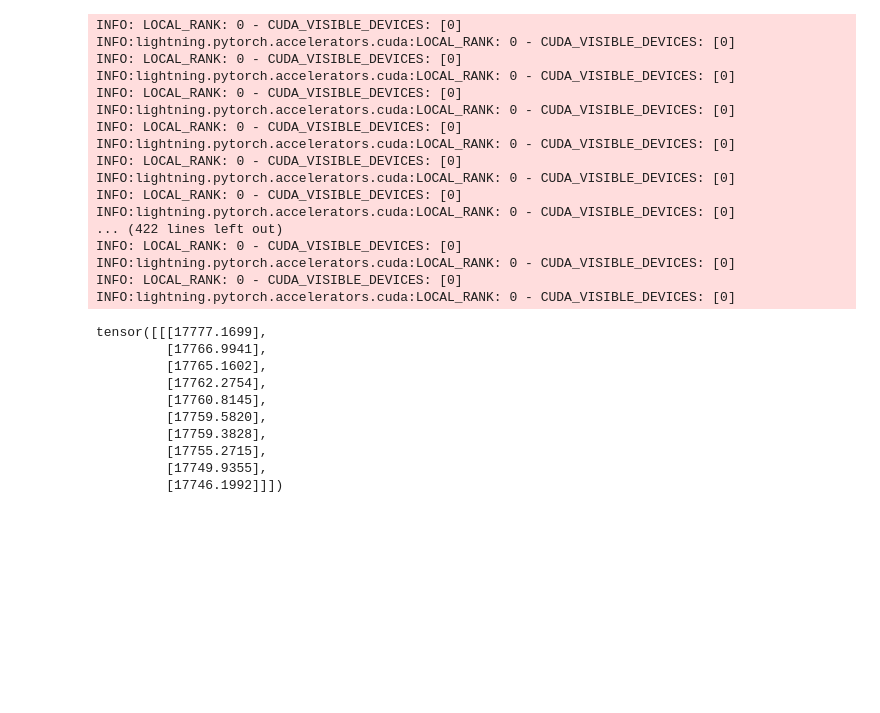
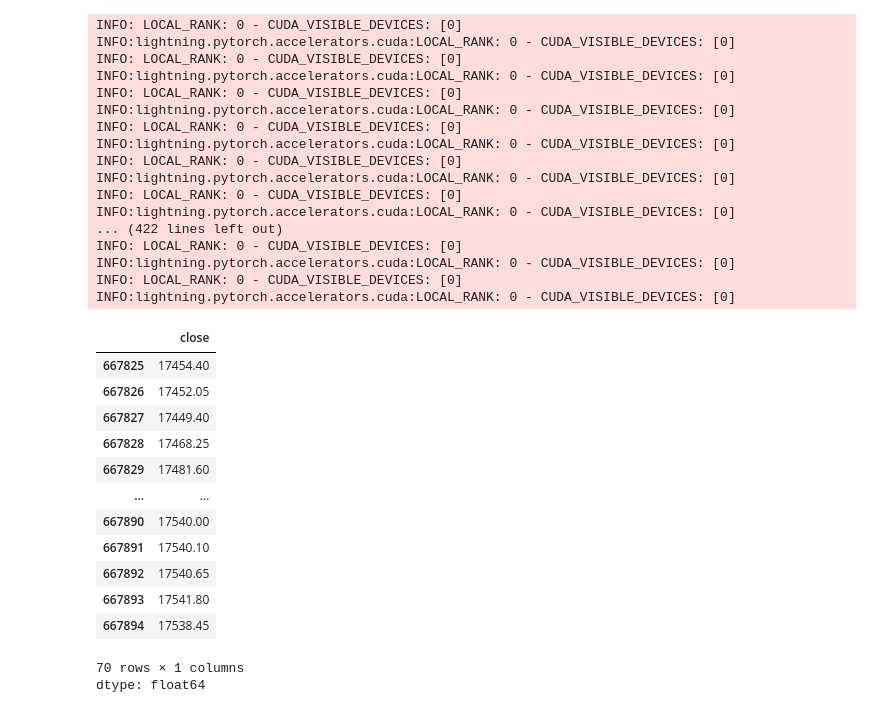
Before and after one commit to manikBS/omscs-capstone, a Jupyter notebook: ydosi3_deepar_pipeline.ipynb, the cells around one changed output. Saved outputs shown, nothing was run; the diff lists cells and outputs as text; code cells hidden in the pictures; blank space fills up the shorter version.

```diff
--- a/ydosi3_deepar_pipeline.ipynb
+++ b/ydosi3_deepar_pipeline.ipynb
@@ -737,19 +541,23 @@ INFO: LOCAL_RANK: 0 - CUDA_VISIBLE_DEVICES: [0]
 INFO:lightning.pytorch.accelerators.cuda:LOCAL_RANK: 0 - CUDA_VISIBLE_DEVICES: [0]
 INFO: LOCAL_RANK: 0 - CUDA_VISIBLE_DEVICES: [0]
 INFO:lightning.pytorch.accelerators.cuda:LOCAL_RANK: 0 - CUDA_VISIBLE_DEVICES: [0]
-# %%
-simulation_data[-1]['forecast']
-# %% [output]
-tensor([[[17777.1699],
-         [17766.9941],
-         [17765.1602],
-         [17762.2754],
-         [17760.8145],
-         [17759.5820],
-         [17759.3828],
-         [17755.2715],
-         [17749.9355],
-         [17746.1992]]])
+# %%
+simulation_data[0]['window']
+# %% [output]
+|  | close |
+| 667825 | 17454.40 |
+| 667826 | 17452.05 |
+| 667827 | 17449.40 |
+| 667828 | 17468.25 |
+| 667829 | 17481.60 |
+| ... | ... |
+| 667890 | 17540.00 |
+| 667891 | 17540.10 |
+| 667892 | 17540.65 |
+| 667893 | 17541.80 |
+| 667894 | 17538.45 |
+70 rows × 1 columns
+dtype: float64
 # %%
 trader = Trader()
 
```
Also changed, not shown: parts of 28 cells of this notebook.
